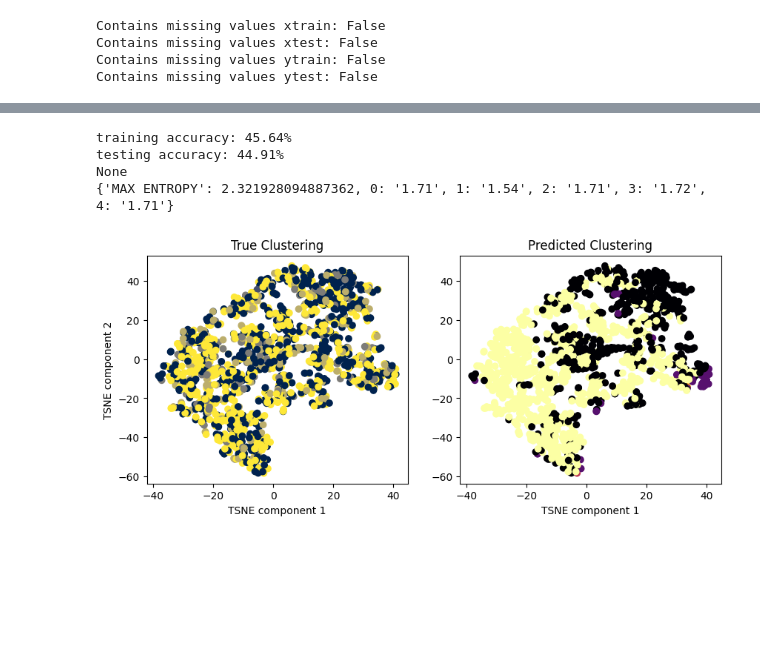
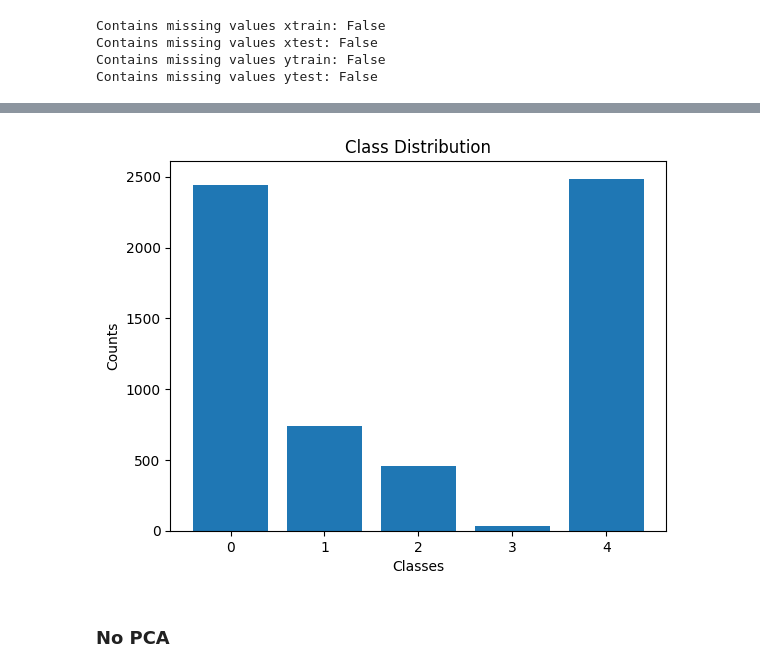
Before and after one commit to andy-shho/277A_Final_Project, a Jupyter notebook: feature_selection_IV.ipynb, the cells around one changed output, grey strips where cells are left out. Cells and saved outputs as stored; diff of their text form; code cells hidden in the pictures; blank space fills up the shorter version.

```diff
--- a/feature_selection_IV.ipynb
+++ b/feature_selection_IV.ipynb
@@ -302,10 +139,15 @@ NB = Naive_Bayes_model(num_classes=5,
-# %%
-print(NB.get_accuracies())
-print(NB.get_entropy())
-NB.visualize_clustering()
-# %% [output]
-training accuracy: 45.64%
-testing accuracy: 44.91%
-None
-{'MAX ENTROPY': 2.321928094887362, 0: '1.71', 1: '1.54', 2: '1.71', 3: '1.72', 4: '1.71'}
-[figure, removed]
+# %%
+# observe class distribution
+y_train_observe = y_train.squeeze()
+
+counts = y_train_observe.value_counts()
+
+plt.bar(counts.index, counts.values)
+plt.xlabel("Classes")
+plt.ylabel("Counts")
+plt.title("Class Distribution")
+plt.show()
+# %% [output]
+[figure, added]
+# %% [markdown]
+### No PCA
```
Also changed, not shown: parts of 22 cells of this notebook.
